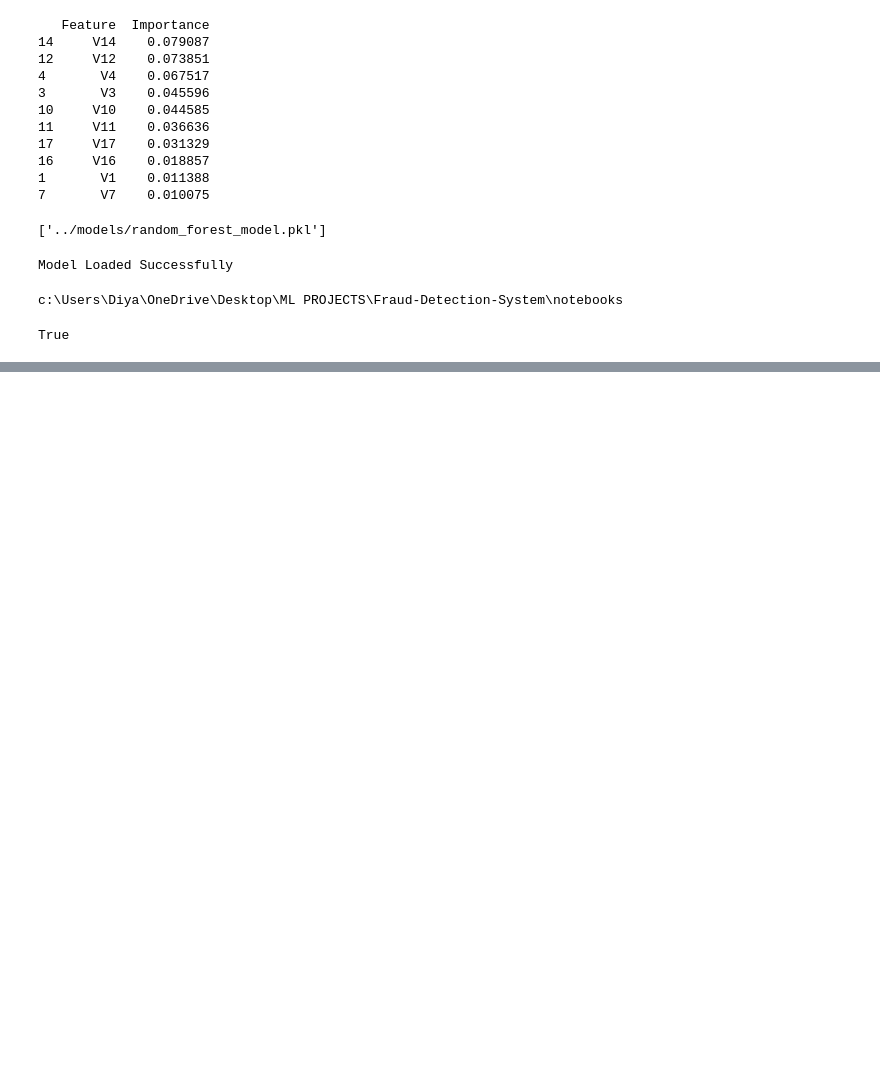
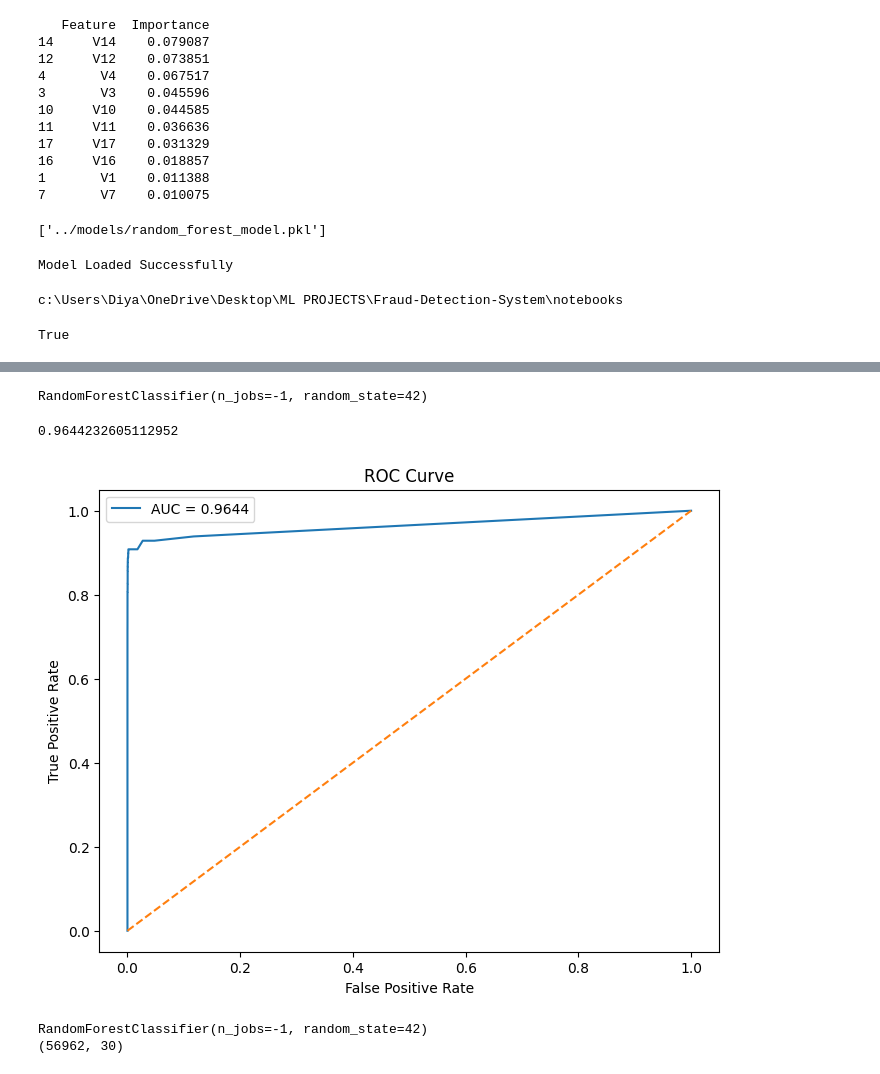
Before and after one commit to dironix/Fraud-Detection-System, a Jupyter notebook: notebooks/fraud_detection.ipynb, the cells around one changed output, grey strips where cells are left out. Drawn from its saved outputs; the diff is of its cells as text; code cells hidden in the pictures; blank space fills up the shorter version.

```diff
--- a/notebooks/fraud_detection.ipynb
+++ b/notebooks/fraud_detection.ipynb
@@ -357,0 +428,70 @@ True
+# %%
+from imblearn.over_sampling import SMOTE
+
+smote = SMOTE(random_state=42)
+
+X_train_resampled, y_train_resampled = smote.fit_resample(
+    X_train,
+    y_train
+)
+# %%
+from sklearn.ensemble import RandomForestClassifier
+
+rf = RandomForestClassifier(
+    n_estimators=100,
+    random_state=42,
+    n_jobs=-1
+)
+
+rf.fit(
+    X_train_resampled,
+    y_train_resampled
+)
+# %% [output]
+RandomForestClassifier(n_jobs=-1, random_state=42)
+# %%
+from sklearn.metrics import roc_auc_score
+
+y_probs = rf.predict_proba(X_test)[:, 1]
+
+roc_auc = roc_auc_score(
+    y_test,
+    y_probs
+)
+
+print(roc_auc)
+# %% [output]
+0.9644232605112952
+# %%
+from sklearn.metrics import roc_curve
+
+fpr, tpr, _ = roc_curve(
+    y_test,
+    y_probs
+)
+
+plt.figure(figsize=(8,6))
+
+plt.plot(
+    fpr,
+    tpr,
+    label=f"AUC = {roc_auc:.4f}"
+)
+
+plt.plot([0,1],[0,1],"--")
+
+plt.xlabel("False Positive Rate")
+plt.ylabel("True Positive Rate")
+plt.title("ROC Curve")
+
+plt.legend()
+
+plt.show()
+# %% [output]
+[figure, added]
+# %%
+print(rf)
+print(X_test.shape)
+# %% [output]
+RandomForestClassifier(n_jobs=-1, random_state=42)
+(56962, 30)
```
Also changed, not shown: parts of 13 cells of this notebook, 10 other files.
